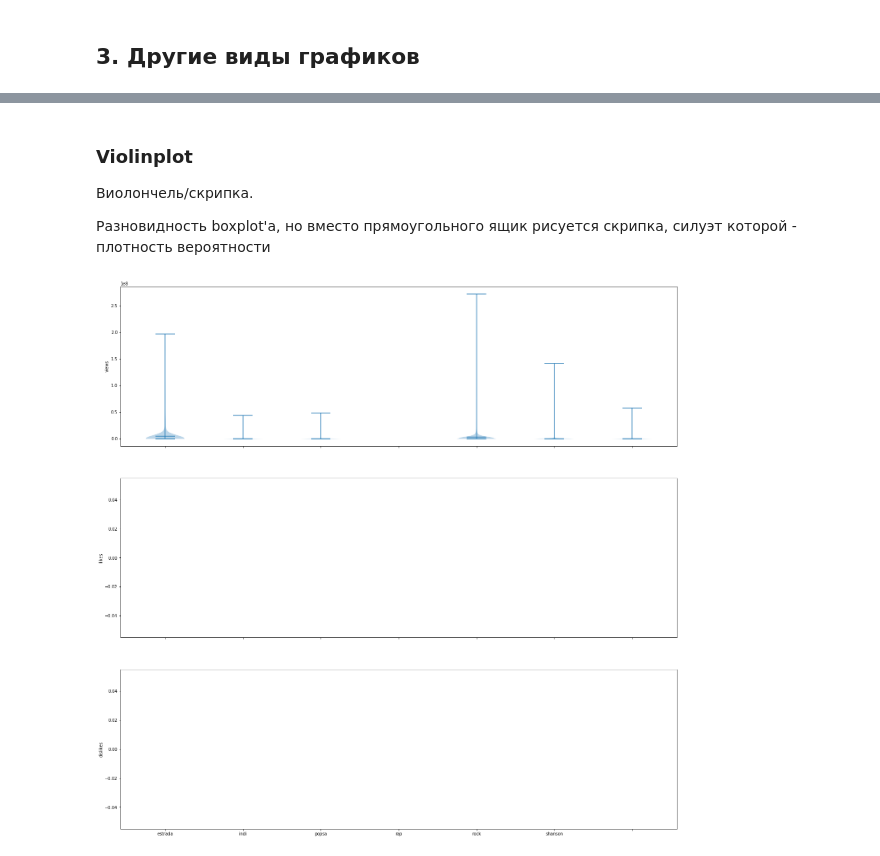
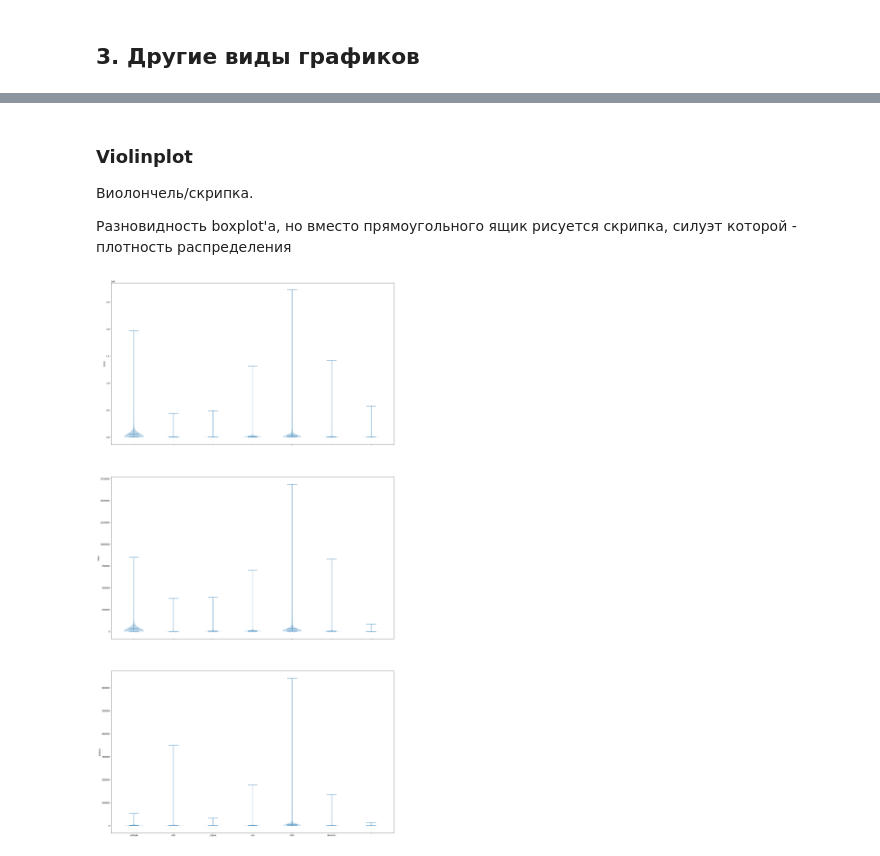
Before and after one commit to star-yar/HSE_Data_Culture, a Jupyter notebook: Intro_to_DS_2019/sem_5_visual/Visualisation.ipynb, the cells around one changed output, grey strips where cells are left out. Drawn from its saved outputs; the diff is of its cells as text; code cells hidden in the pictures.

```diff
--- a/Intro_to_DS_2019/sem_5_visual/Visualisation.ipynb
+++ b/Intro_to_DS_2019/sem_5_visual/Visualisation.ipynb
@@ -184,9 +184,12 @@ views = []
 likes = []
 dislikes = []
 for genre, stats in youtube.groupby('music_style'):
-    views.append(stats.viewCount.values)
-    likes.append(stats.likeCount.values)
-    dislikes.append(stats.dislikeCount.values)
+    viewCount = stats.viewCount.values[np.logical_not(np.isnan(stats.viewCount.values))]
+    views.append(viewCount)
+    likeCount = stats.likeCount.values[np.logical_not(np.isnan(stats.likeCount.values))]
+    likes.append(likeCount)
+    dislikeCount = stats.dislikeCount.values[np.logical_not(np.isnan(stats.dislikeCount.values))]
+    dislikes.append(dislikeCount)
     genres.append(genre)
 
 def boxplot(ax, data, labels):
@@ -194,7 +197,7 @@ def boxplot(ax, data, labels):
     ax.set_xticklabels(labels)
     ax.set_yscale('log')
 
-fig, axis = plt.subplots(nrows=3, ncols=1, figsize=(24, 24), sharey=False, sharex=True)
+fig, axis = plt.subplots(nrows=3, ncols=1, figsize=(24, 48), sharey=False, sharex=True)
 boxplot(axis[0], views, genres)
 boxplot(axis[1], likes, genres)
 boxplot(axis[2], dislikes, genres)
@@ -208,29 +211,32 @@ fig.show()
 ### Violinplot
 Виолончель/скрипка.
 
-Разновидность boxplot'а, но вместо прямоугольного ящик рисуется скрипка, силуэт которой - плотность вероятности
+Разновидность boxplot'а, но вместо прямоугольного ящик рисуется скрипка, силуэт которой - плотность распределения
 # %%
 genres = []
 views = []
 likes = []
 dislikes = []
 for genre, stats in youtube.groupby('music_style'):
-    views.append(stats.viewCount.values)
-    likes.append(stats.likeCount.values)
-    dislikes.append(stats.dislikeCount.values)
+    viewCount = stats.viewCount.values[np.logical_not(np.isnan(stats.viewCount.values))]
+    views.append(viewCount)
+    likeCount = stats.likeCount.values[np.logical_not(np.isnan(stats.likeCount.values))]
+    likes.append(likeCount)
+    dislikeCount = stats.dislikeCount.values[np.logical_not(np.isnan(stats.dislikeCount.values))]
+    dislikes.append(dislikeCount)
     genres.append(genre)
 
 def violinplot(ax, data, labels):
     ax.violinplot(data, showmeans=True, showextrema=True, showmedians=True,)
     ax.set_xticklabels(labels)
 
-fig, axis = plt.subplots(nrows=3, ncols=1, figsize=(24, 24), sharey=False, sharex=True)
+fig, axis = plt.subplots(nrows=3, ncols=1, figsize=(24, 48), sharey=False, sharex=True)
 violinplot(axis[0], views, genres)
 violinplot(axis[1], likes, genres)
 violinplot(axis[2], dislikes, genres)
 axis[0].set_ylabel('views')
 axis[1].set_ylabel('likes')
 axis[2].set_ylabel('dislikes')
 fig.show()
 # %% [output]
-[figure, old version]
+[figure, new version]
```
Also changed, not shown: parts of 7 cells of this notebook, 2 other files.
